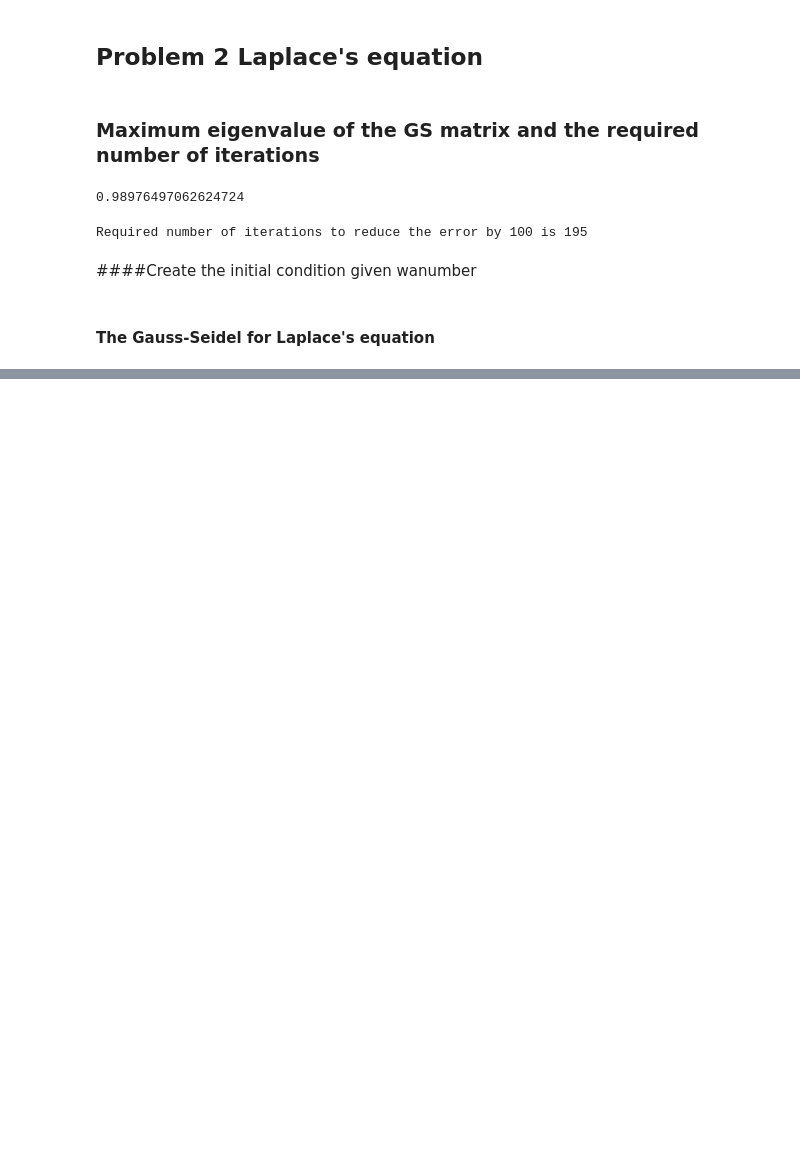
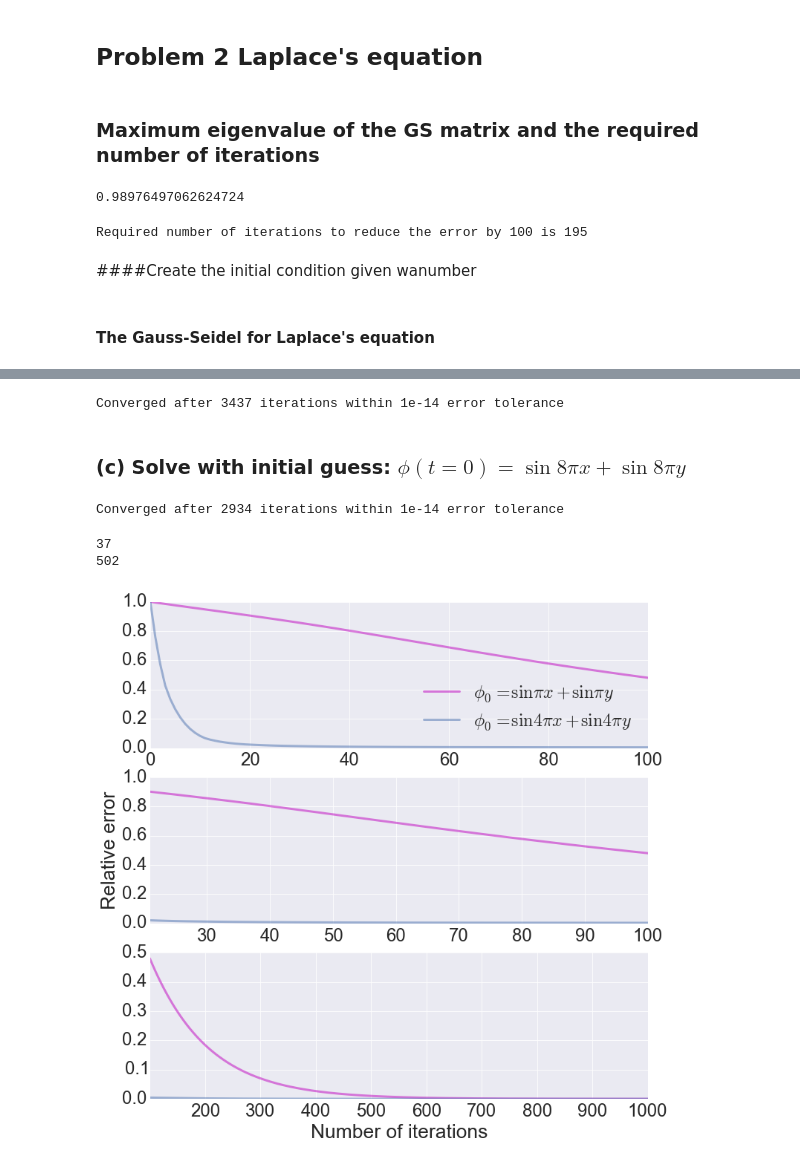
Before and after one commit to cesar-rocha/mae290b, a Jupyter notebook: hw/4/mae290b_hw4.ipynb, the cells around one changed output, grey strips where cells are left out. Drawn from its saved outputs; the diff is of its cells as text; code cells hidden in the pictures; blank space fills up the shorter version.

Commit message:
added new sections and plots

```diff
--- a/hw/4/mae290b_hw4.ipynb
+++ b/hw/4/mae290b_hw4.ipynb
@@ -54,6 +54,6 @@ Required number of iterations to reduce the error by 100 is 195
 # %%
 def phi_initial(X,Y,kx=1/2,ky=1/2):
     phi0 = np.zeros(X.shape)  # BC's: zero temperature along the boundaries
-    phi0[1:-1,1:-1] = sin(2*pi*X[1:-1,1:-1])+sin(2*pi*Y[1:-1,1:-1])
+    phi0[1:-1,1:-1] = sin(2*pi*kx*X[1:-1,1:-1])+sin(2*pi*ky*Y[1:-1,1:-1])
     return phi0
 # %%
@@ -64,13 +63,2 @@ phi0 = phi_initial(X,Y)
 # %% [markdown]
 #### The Gauss-Seidel for Laplace's equation
-# %%
-phi_new = phi0.copy()
-
-for i in range(1,M):
-
-    for j in range(1,M):
-
-        phi_old = phi_new.copy()
-
-        phi_new[1:-1,1:-1] = .25*( phi_new[i-1,j]+phi_old[i+1,j]+\
-                                    phi_new[i,j-1]+phi_old[i,j+1] )
@@ -80,0 +136,12 @@ IndexError: index 33 is out of bounds for axis 1 with size 33
+# %%
+phi0b = phi_initial(X,Y,kx=1/2,ky=1/2)
+phib,errorb = laplace_gs(phi0b,Nmax=100000,tol=1.e-14)
+# %% [output]
+Converged after 3437 iterations within 1e-14 error tolerance
+# %% [markdown]
+### (c) Solve with initial guess: $\phi(t=0) =\sin 8\pi x + \sin 8\pi y$
+# %%
+phi0c = phi_initial(X,Y,kx=4,ky=4)
+phic,errorc = laplace_gs(phi0c,Nmax=100000,tol=1.e-14)
+# %% [output]
+Converged after 2934 iterations within 1e-14 error tolerance
@@ -80,0 +168,38 @@ IndexError: index 33 is out of bounds for axis 1 with size 33
+# %%
+errorc_min,iminc = find_nearest(errorc/errorc[0],1.e-2)
+print iminc
+
+errorb_min,iminb = find_nearest(errorb/errorb[0],1.e-2)
+print iminb
+# %% [output]
+37
+502
+# %%
+lw,aph = 3.,.5
+
+fig = plt.figure(figsize=(12,12))
+
+ax1 = fig.add_subplot(3,1,1)
+ax1.plot(errorb/errorb[0],color='m',linewidth=lw,alpha=aph,label=r'$\phi_0 = \sin \pi x + \sin \pi y$')
+ax1.plot(errorc/errorc[0],linewidth=lw,alpha=aph,label=r'$\phi_0 = \sin 4\pi x + \sin 4 \pi y$')
+ax1.set_xlim(0,100)
+ax1.set_ylim(0,1.)
+ax1.legend(loc=4)
+
+ax2 = fig.add_subplot(3,1,2)
+ax2.plot(errorb/errorb[0],color='m',linewidth=lw,alpha=aph)
+ax2.plot(errorc/errorc[0],linewidth=lw,alpha=aph)
+ax2.set_xlim(21,100)
+ax2.set_ylim(0,1.)
+ax2.set_ylabel('Relative error')
+
+ax3 = fig.add_subplot(3,1,3)
+ax3.plot(errorb/errorb[0],color='m',linewidth=lw,alpha=aph)
+ax3.plot(errorc/errorc[0],linewidth=lw,alpha=aph)
+ax3.set_xlim(101,1000)
+ax3.set_ylim(0,.5)
+ax3.set_xlabel('Number of iterations')
+
+plt.savefig('error_it')
+# %% [output]
+[figure, added]
```
Also changed, not shown: parts of 12 cells of this notebook, 1 other file.
